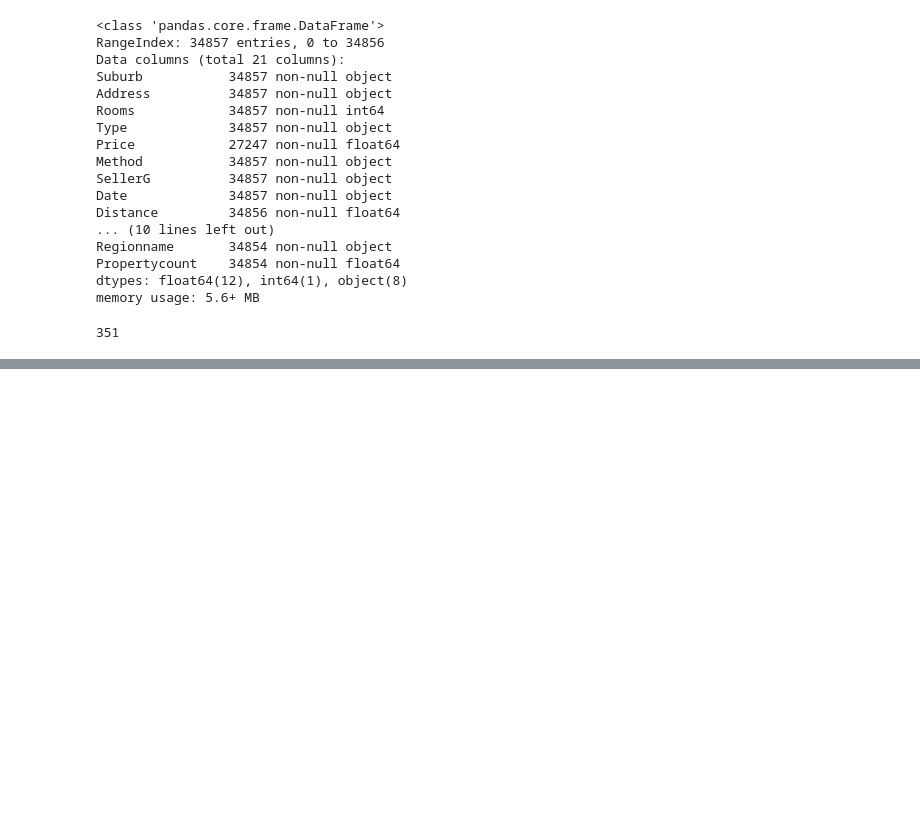
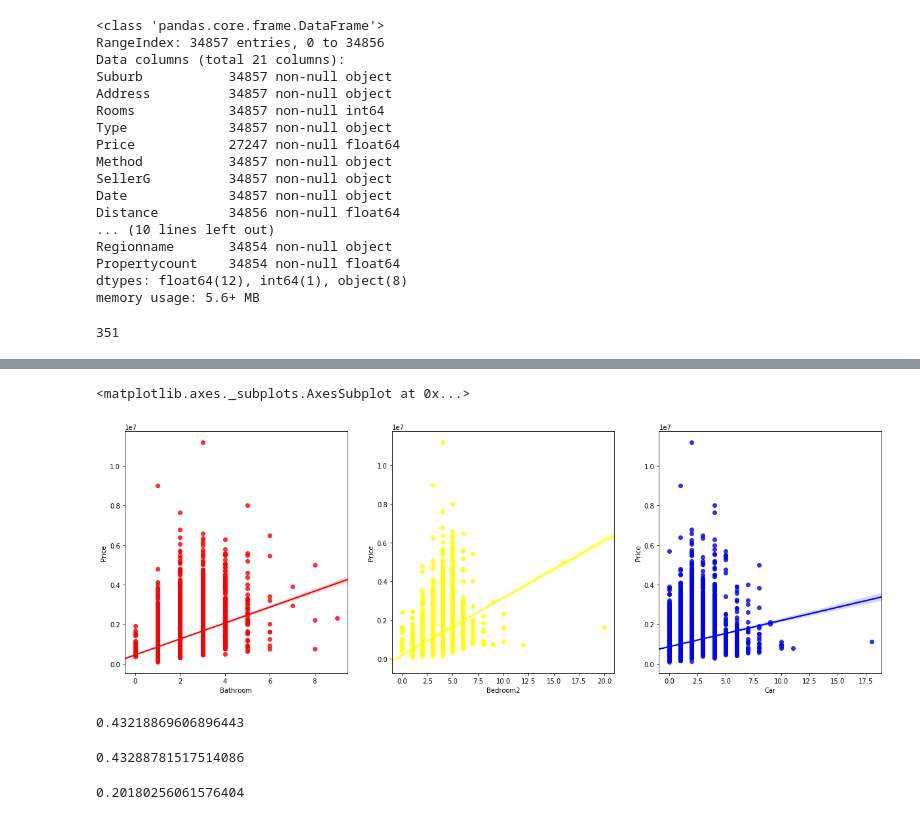
Before and after one commit to HuijunYan93/Data-Enthusiast, a Jupyter notebook: 131 final project.ipynb, the cells around one changed output, grey strips where cells are left out. Saved outputs shown, nothing was run; the diff lists cells and outputs as text; code cells hidden in the pictures; blank space fills up the shorter version.

```diff
--- a/131 final project.ipynb
+++ b/131 final project.ipynb
@@ -28,0 +60,6 @@ memory usage: 5.6+ MB
+# %%
+housing = housing.loc[housing['Bathroom'].isnull() == False]
+# %%
+housing = housing.loc[housing['Bedroom2'].isnull() == False]
+# %%
+housing = housing.loc[housing['Car'].isnull()==False]
@@ -28,0 +86,21 @@ memory usage: 5.6+ MB
+# %%
+fig, axs = plt.subplots(ncols=3)
+fig.set_size_inches(20.7, 6.78)
+sns.regplot(housing.Bathroom,housing.Price,color="red",ax=axs[0])
+sns.regplot(housing.Bedroom2,housing.Price,color="yellow",ax=axs[1])
+sns.regplot(housing.Car,housing.Price,color="blue",ax=axs[2])
+# %% [output]
+<matplotlib.axes._subplots.AxesSubplot at 0x...>
+[figure, added]
+# %%
+housing.Price.corr(housing.Bathroom)
+# %% [output]
+0.43218869606896443
+# %%
+housing.Price.corr(housing.Bedroom2)
+# %% [output]
+0.43288781517514086
+# %%
+housing.Price.corr(housing.Car)
+# %% [output]
+0.20180256061576404
```
Also changed, not shown: parts of 16 cells of this notebook.
